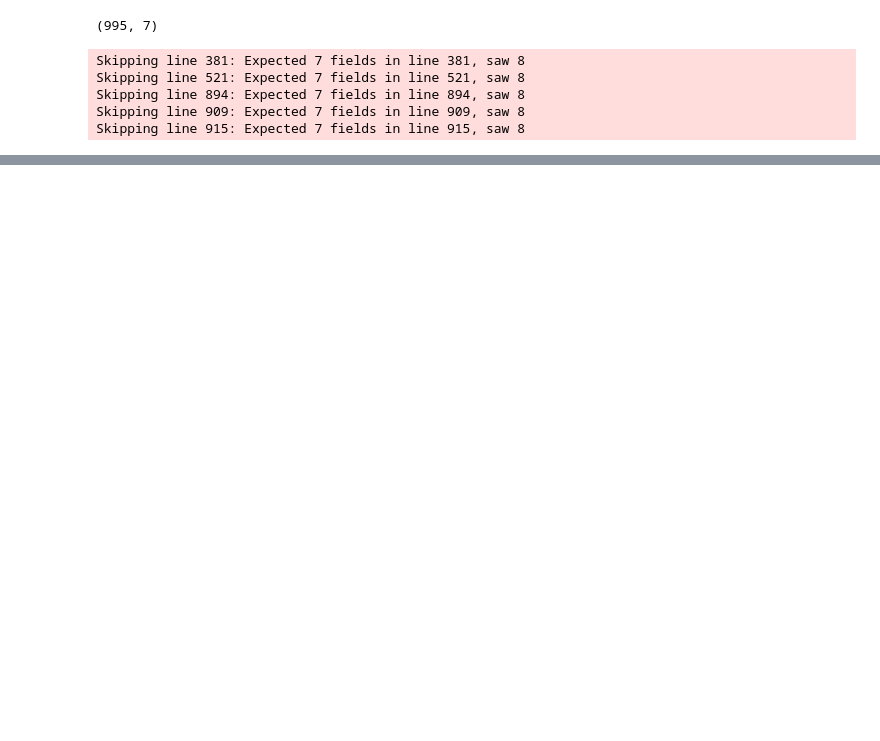
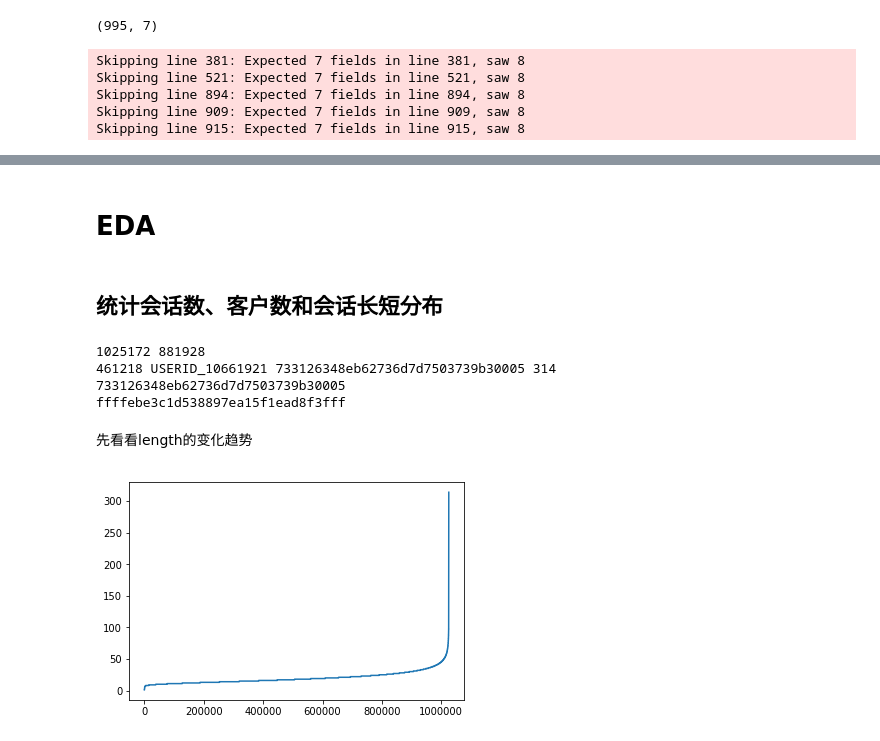
Before and after one commit to EndlessLethe/jddc2019-3th-retrieve-model, a Jupyter notebook: code/Untitled.ipynb, the cells around one changed output, grey strips where cells are left out. Saved outputs shown, nothing was run; the diff lists cells and outputs as text; code cells hidden in the pictures; blank space fills up the shorter version.

```diff
--- a/code/Untitled.ipynb
+++ b/code/Untitled.ipynb
@@ -32,0 +81,65 @@ print(data_chat.shape)
+# %% [markdown]
+# EDA
+# %% [markdown]
+## 统计会话数、客户数和会话长短分布
+# %%
+data_chat = pd.read_csv("../data/JDDC_100W训练数据集/训练数据集/chat_refined.txt", sep = "\t", engine="python",
+                        warn_bad_lines = True, error_bad_lines = False, encoding = "UTF-8")
+
+n_row = data_chat.shape[0]
+# %%
+set_session = set()
+set_user = set()
+
+## 对于每个session，我们统计两个量length和ptr
+## length是每个session对话的长度，ptr是每个对话在data中的起始位置。
+x_session_length = np.zeros((2000000,), dtype = "int")
+x_session_ptr = np.zeros((2000000,), dtype = "int")
+cnt_session = 0
+
+max_session_length = -1
+max_user_id = -1
+max_session_id = -1
+max_session_index = -1
+
+for i in range(n_row):
+    if not data_chat.iat[i, 0] in set_session:
+        if i != 0:
+            x_session_length[cnt_session] = cnt_session_length
+            cnt_session += 1
+        x_session_ptr[cnt_session] = i
+        cnt_session_length = 1
+        set_session.add(data_chat.iat[i, 0])
+        set_user.add(data_chat.iat[i, 1])
+    else:
+        cnt_session_length += 1
+        if cnt_session_length > max_session_length:
+            max_session_length = cnt_session_length
+            max_user_id = data_chat.iat[i, 1]
+            max_session_id = data_chat.iat[i, 0]
+            max_session_index = cnt_session
+x_session_length[cnt_session] = cnt_session_length
+
+x_session_length = x_session_length[0:cnt_session+1]
+x_session_ptr = x_session_ptr[0:cnt_session+1]
+
+print(len(set_session), len(set_user))
+print(max_session_index, max_user_id, max_session_id, max_session_length)
+
+## 访问data_chat的数据的步骤：
+## 1. 先利用session_index获取到index: index = x_session_ptr[session_index]
+## 2. 在通过.iat确定访问第i列
+print(data_chat.iat[x_session_ptr[max_session_index], 0])
+print(data_chat.iat[x_session_ptr[cnt_session], 0])
+# %% [output]
+1025172 881928
+461218 USERID_10661921 733126348eb62736d7d7503739b30005 314
+733126348eb62736d7d7503739b30005
+ffffebe3c1d538897ea15f1ead8f3fff
+# %% [markdown]
+先看看length的变化趋势
+# %%
+plt.plot(range(0, cnt_session), np.sort(x_session_length))
+plt.show()
+# %% [output]
+[figure, added]
```
Also changed, not shown: parts of 23 cells of this notebook, 5 other files.
